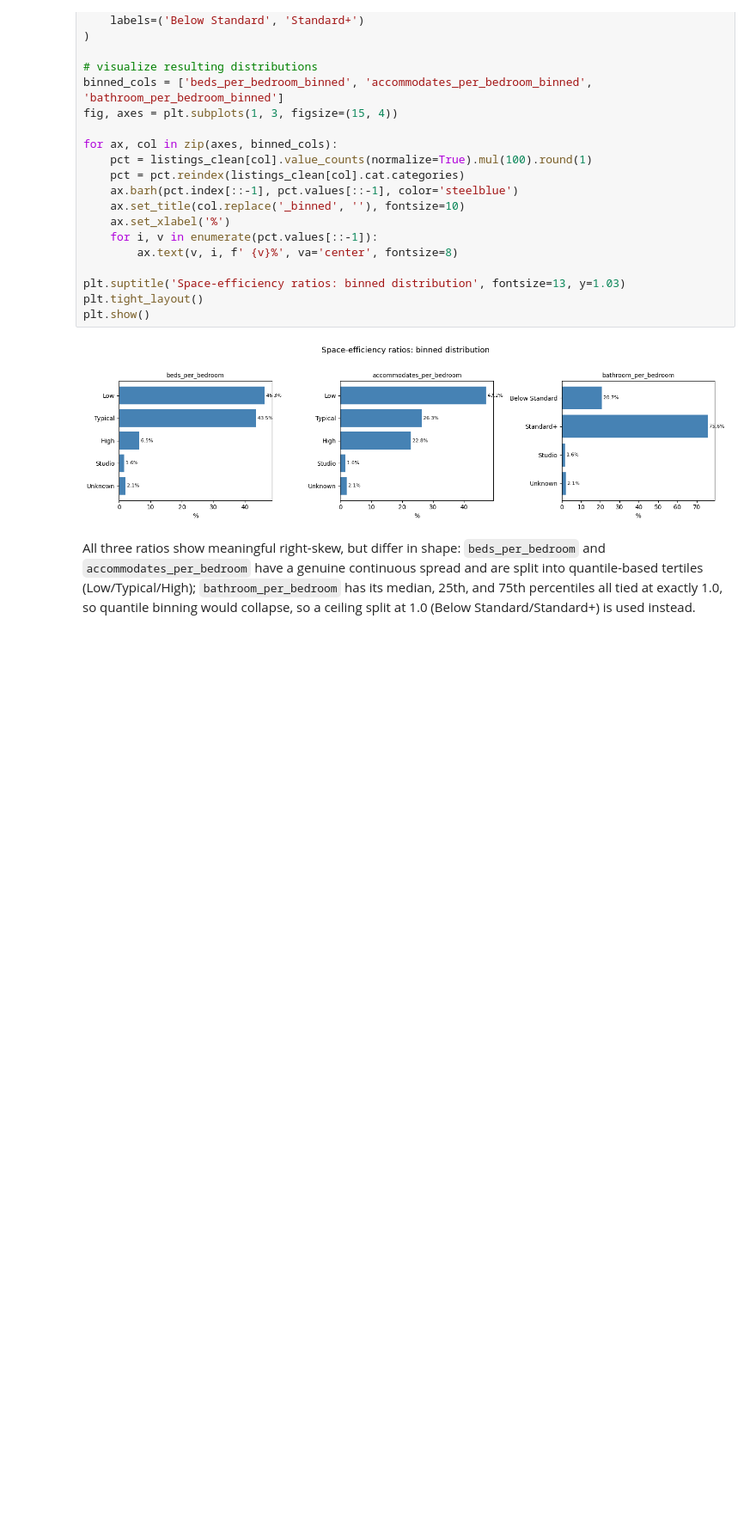
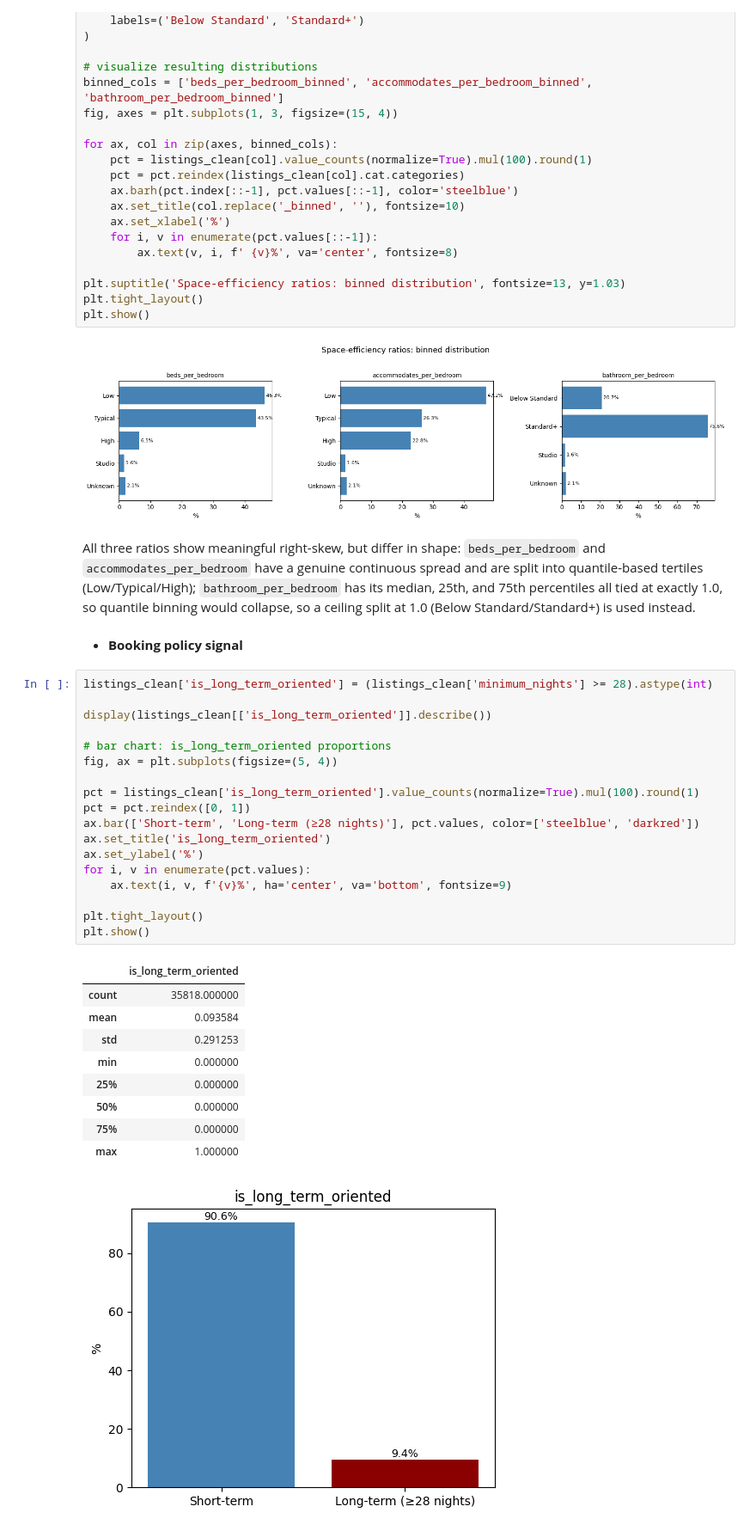
Before and after one commit to pln6/airbnb-market-segmentation-analysis, a Jupyter notebook: notebooks/02_feature_engineering.ipynb, the cells around one changed output. Shown at 86% size. Saved outputs shown, nothing was run; the diff lists cells and outputs as text; blank space fills up the shorter version.

Commit message:
feat: add long-term booking signal as domain-driven derived feature

```diff
--- a/notebooks/02_feature_engineering.ipynb
+++ b/notebooks/02_feature_engineering.ipynb
@@ -620,3 +620,34 @@ plt.show()
 [figure]
 # %% [markdown]
 All three ratios show meaningful right-skew, but differ in shape: `beds_per_bedroom` and `accommodates_per_bedroom` have a genuine continuous spread and are split into quantile-based tertiles (Low/Typical/High); `bathroom_per_bedroom` has its median, 25th, and 75th percentiles all tied at exactly 1.0, so quantile binning would collapse, so a ceiling split at 1.0 (Below Standard/Standard+) is used instead.
+# %% [markdown]
+- **Booking policy signal**
+# %%
+listings_clean['is_long_term_oriented'] = (listings_clean['minimum_nights'] >= 28).astype(int)
+
+display(listings_clean[['is_long_term_oriented']].describe())
+
+# bar chart: is_long_term_oriented proportions
+fig, ax = plt.subplots(figsize=(5, 4))
+
+pct = listings_clean['is_long_term_oriented'].value_counts(normalize=True).mul(100).round(1)
+pct = pct.reindex([0, 1])
+ax.bar(['Short-term', 'Long-term (≥28 nights)'], pct.values, color=['steelblue', 'darkred'])
+ax.set_title('is_long_term_oriented')
+ax.set_ylabel('%')
+for i, v in enumerate(pct.values):
+    ax.text(i, v, f'{v}%', ha='center', va='bottom', fontsize=9)
+
+plt.tight_layout()
+plt.show()
+# %% [output]
+|  | is_long_term_oriented |
+| count | 35818.000000 |
+| mean | 0.093584 |
+| std | 0.291253 |
+| min | 0.000000 |
+| 25% | 0.000000 |
+| 50% | 0.000000 |
+| 75% | 0.000000 |
+| max | 1.000000 |
+[figure, added]
```
Also changed, not shown: parts of 2 cells of this notebook.
